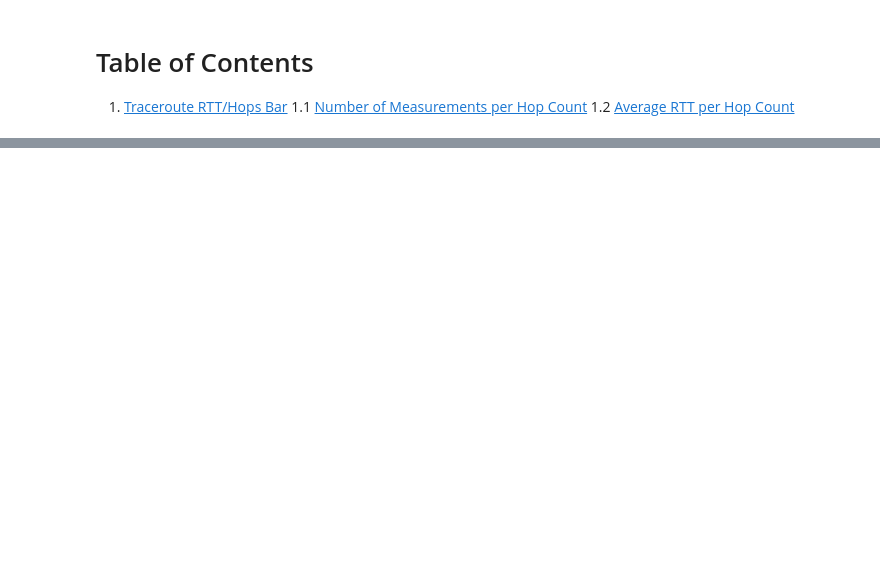
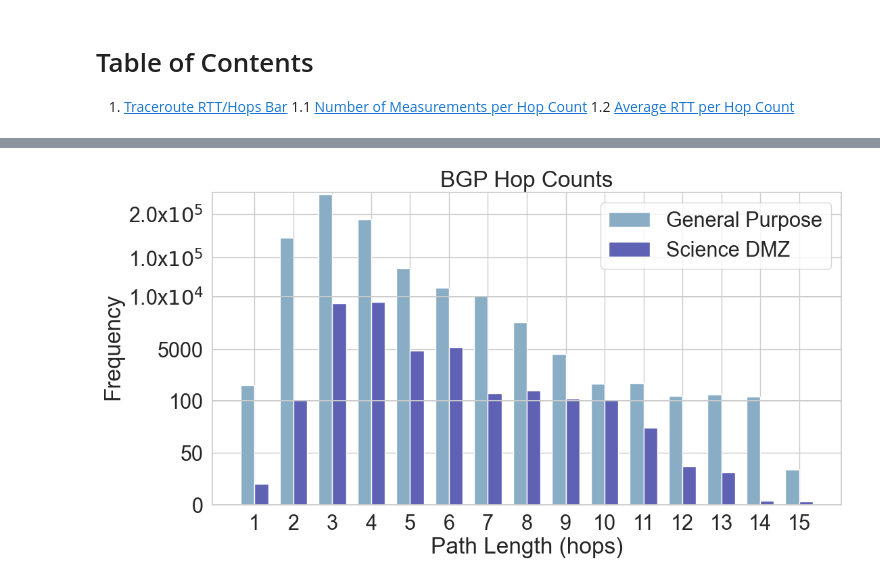
Before and after one commit to tntech-ngin/dmz-measurements, a Jupyter notebook: DMZ_REU_graphs 3.ipynb, the cells around one changed output, grey strips where cells are left out. Saved outputs shown, nothing was run; the diff lists cells and outputs as text; code cells hidden in the pictures; blank space fills up the shorter version.

```diff
--- a/DMZ_REU_graphs 3.ipynb
+++ b/DMZ_REU_graphs 3.ipynb
@@ -25,0 +138,61 @@ sns.set_theme(palette="Greys")
+# %%
+import matplotlib.pyplot as plt
+from matplotlib.ticker import ScalarFormatter
+from matplotlib.ticker import LogFormatter
+
+import seaborn as sns
+import numpy as np
+
+
+sns.set(style='whitegrid', font_scale=2, palette="twilight")
+
+# Sample data
+labels = ['1', '2', '3', '4', '5', '6', '7', '8', '9', '10', '11', '12', '13', '14', '15']
+
+campus_hops = [1607, 146072, 244767, 188241, 76366, 29752, 11628, 7572, 4522, 1723, 1757, 584, 677, 508, 34]
+dmz_hops = [20, 253, 9344, 9497, 4872, 5176, 798, 1096, 271, 109, 74, 37, 31, 4, 3]
+
+
+# Set the width of the bars
+bar_width = 0.35
+
+# Set the x locations for the groups
+x = np.arange(len(labels))
+
+'''
+    Plot Hop Count
+'''
+#plt.figure(figsize=(10, 6))
+
+# Plot bars side by side
+f, (ax1, ax2, ax3) = plt.subplots(ncols=1, nrows=3, sharex=True, figsize=(12, 6))
+
+ax1.bar(x - bar_width/2, campus_hops, width=bar_width, label='General Purpose')
+ax1.bar(x + bar_width/2, dmz_hops, width=bar_width, label='Science DMZ')
+ax2.bar(x - bar_width/2, campus_hops, width=bar_width)
+ax2.bar(x + bar_width/2, dmz_hops, width=bar_width)
+ax3.bar(x - bar_width/2, campus_hops, width=bar_width)
+ax3.bar(x + bar_width/2, dmz_hops, width=bar_width)
+
+ax1.set_yticklabels(['1.0x$10^4$', '1.0x$10^5$', '2.0x$10^5$'])
+ax2.set_yticklabels(['100', '5000', '1.0x$10^4$'])
+# Add labels, title, and legend
+ax3.set_xlabel('Path Length (hops)')
+ax1.set_title('BGP Hop Counts')
+ax1.set_xticks(x, labels)
+ax1.legend()
+
+f.text(-0.01, 0.50, "Frequency", va="center", rotation="vertical")
+
+# Set limits and scale for the second y-axis
+ax1.set_ylim(10000,250000)
+ax2.set_ylim(100, 10000)
+ax3.set_ylim(0, 100)
+plt.subplots_adjust(wspace=1, hspace=0)
+# Add labels, title, and legend
+
+
+# Show plot
+plt.show()
+# %% [output]
+[figure, added]
```
Also changed, not shown: parts of 11 cells of this notebook.
